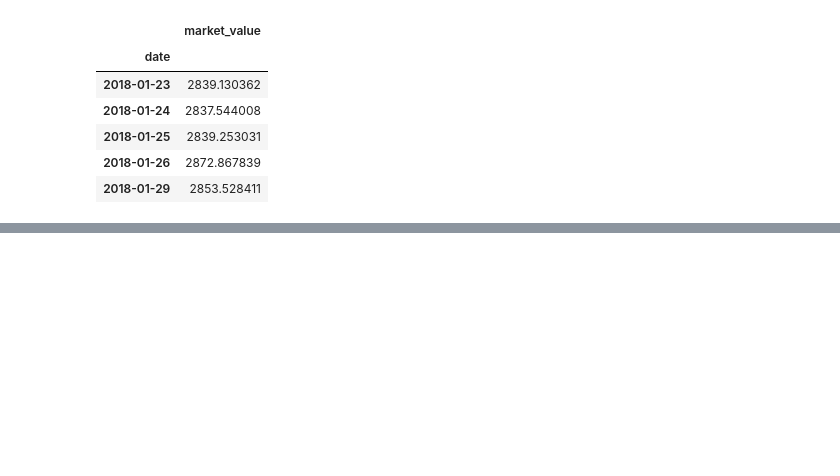
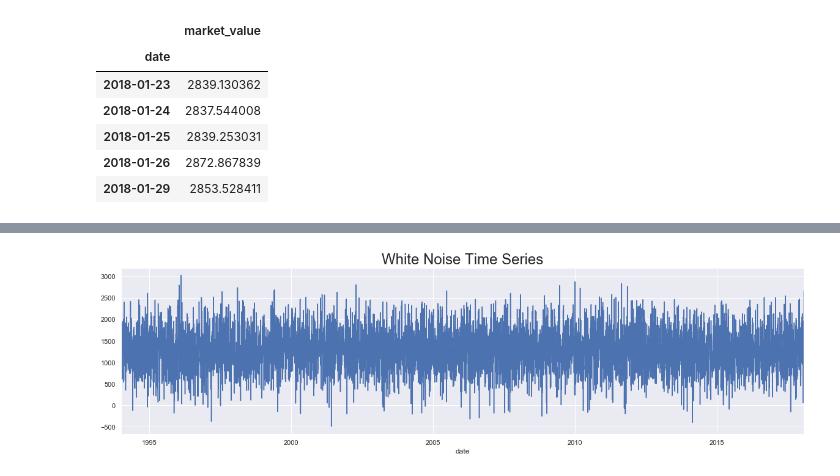
Before and after one commit to dinaabdulrasoul/Time-Series-Analysis-with-Python, a Jupyter notebook: time_series_analysis.ipynb, the cells around one changed output, grey strips where cells are left out. Drawn from its saved outputs; the diff is of its cells as text; code cells hidden in the pictures; blank space fills up the shorter version.

```diff
--- a/time_series_analysis.ipynb
+++ b/time_series_analysis.ipynb
@@ -289,0 +294,5 @@ df_train.tail()
+# %%
+wn = np.random.normal(loc = df_train.market_value.mean(), scale = df_train.market_value.std(), size = len(df_train))
+# %%
+# Adding white noise to our data
+df_train['wn'] = wn
@@ -289,0 +316,6 @@ df_train.tail()
+# %%
+df_train.wn.plot(figsize = (20,5))
+plt.title("White Noise Time Series", size = 24)
+plt.show()
+# %% [output]
+[figure, added]
```
Also changed, not shown: parts of 4 cells of this notebook.
